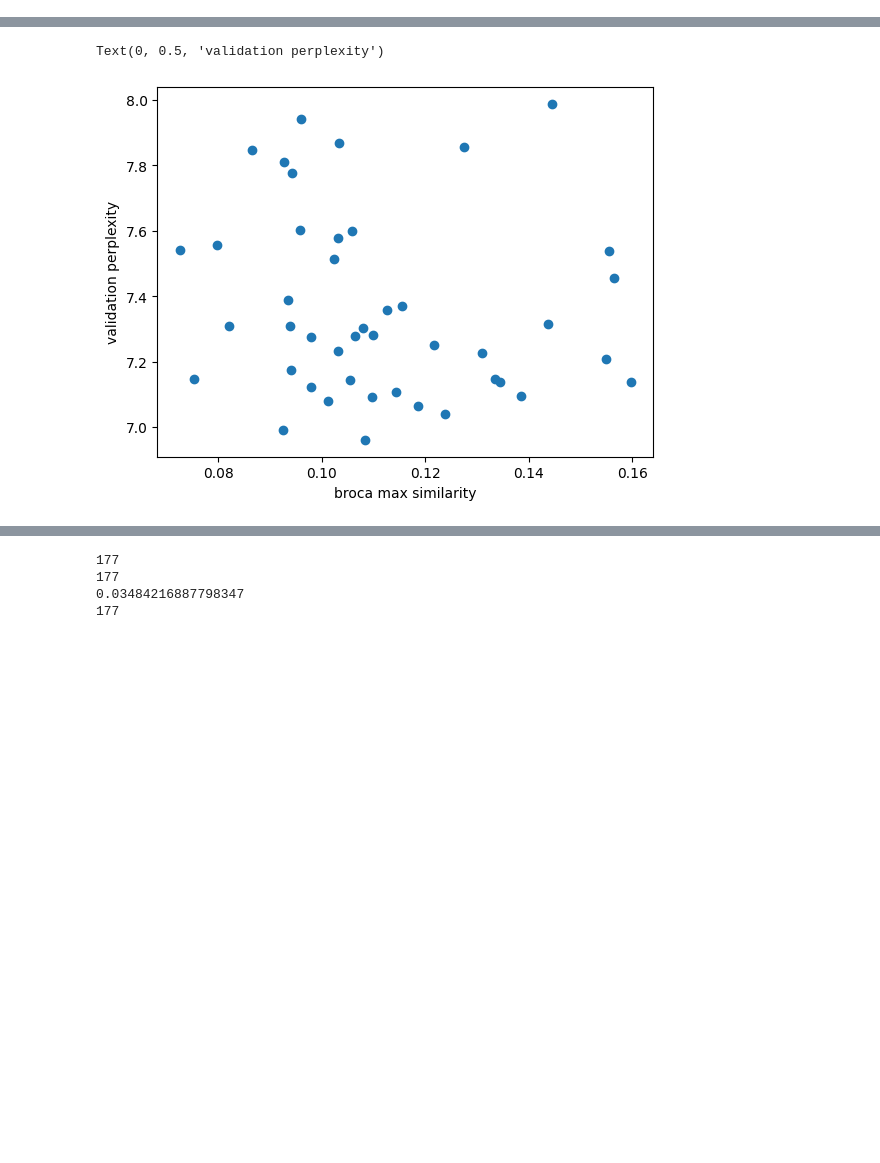
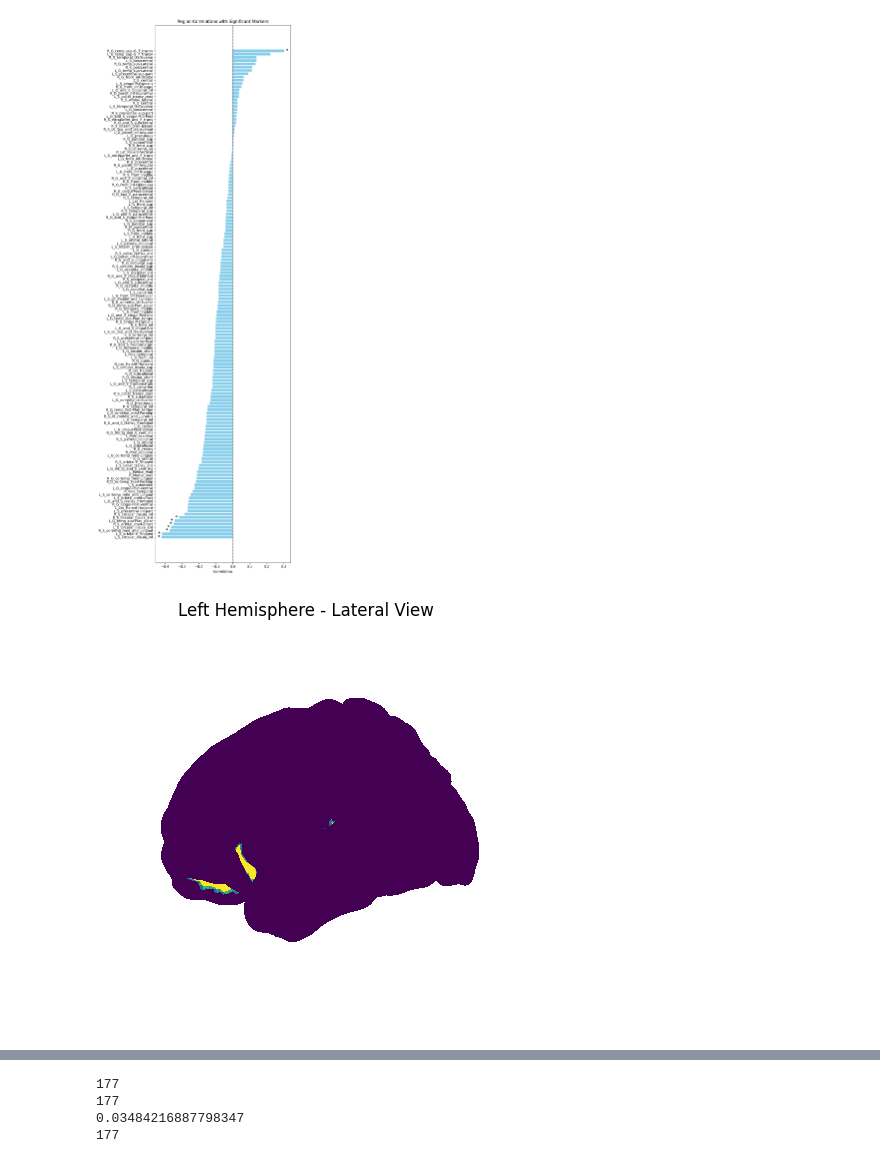
Before and after one commit to minw1/TCAE-Narratives, a Jupyter notebook: code/analysis.ipynb, the cells around one changed output, grey strips where cells are left out. Cells and saved outputs as stored; diff of their text form; code cells hidden in the pictures; blank space fills up the shorter version.

```diff
--- a/code/analysis.ipynb
+++ b/code/analysis.ipynb
@@ -160,0 +444,55 @@ Text(0, 0.5, 'validation perplexity')
+# %%
+from scipy.stats import pearsonr, spearmanr
+import matplotlib.pyplot as plt
+
+region_corrs = {}
+
+for i in range(len(region_dict)):
+    minimum_perplexities = list(all_models["min_perp"])
+    sims = all_models["region_scores"].apply(lambda x: x[i])
+    #print(sims)
+    c, p = pearsonr(minimum_perplexities, sims)
+    region_corrs[list(region_dict.keys())[i]] = (c,p)
+    #print(f"{list(region_dict.keys())[i]} {c}")
+
+
+# Sort by correlation values
+sorted_items = sorted(region_corrs.items(), key=lambda x: x[1][0])
+labels = [k for k, v in sorted_items]
+values = [v[0] for _, v in sorted_items]
+p_values = [v[1] for _, v in sorted_items]
+
+# Plot
+fig, ax = plt.subplots(figsize=(8, len(labels) * 0.15))
+y_pos = range(len(labels))
+bars = ax.barh(y_pos, values, color='skyblue')
+
+# Add zero line
+ax.axvline(0, color='black', linewidth=0.8, linestyle='--')
+
+# Add stars at the end of significant bars
+for i, (val, p) in enumerate(zip(values, p_values)):
+    if p < 0.05:
+        ha = 'left' if val >= 0 else 'right'
+        x_offset = 0.01 if val >= 0 else -0.01
+        ax.text(val + x_offset, i, '*', va='center', ha=ha, fontsize=12, fontweight='bold')
+
+# Labels and layout
+ax.set_yticks(y_pos)
+ax.set_yticklabels(labels)
+ax.set_xlabel("Correlation")
+ax.set_title("Region Correlations with Significant Markers")
+plt.tight_layout()
+plt.show()
+
+
+
+signif_negs = []
+for k, v in region_corrs.items():
+    if v[1] < 0.05 and v[0] < 0:
+        signif_negs += [k]
+#print(signif_negs)
+plot_regions(signif_negs)
+# %% [output]
+[figure, added]
+[figure, added]
@@ -161,7 +502,4 @@ Text(0, 0.5, 'validation perplexity')
 # %%
-plt.scatter(model_max_bs, model_min_perp)
-plt.xlabel("broca max similarity")
+plt.scatter(model_mean_bs, model_min_perp)
+plt.xlabel("broca mean similarity")
 plt.ylabel("validation perplexity")
-# %% [output]
-Text(0, 0.5, 'validation perplexity')
-[figure, removed]
```
Also changed, not shown: parts of 16 cells of this notebook, 1 other file.
